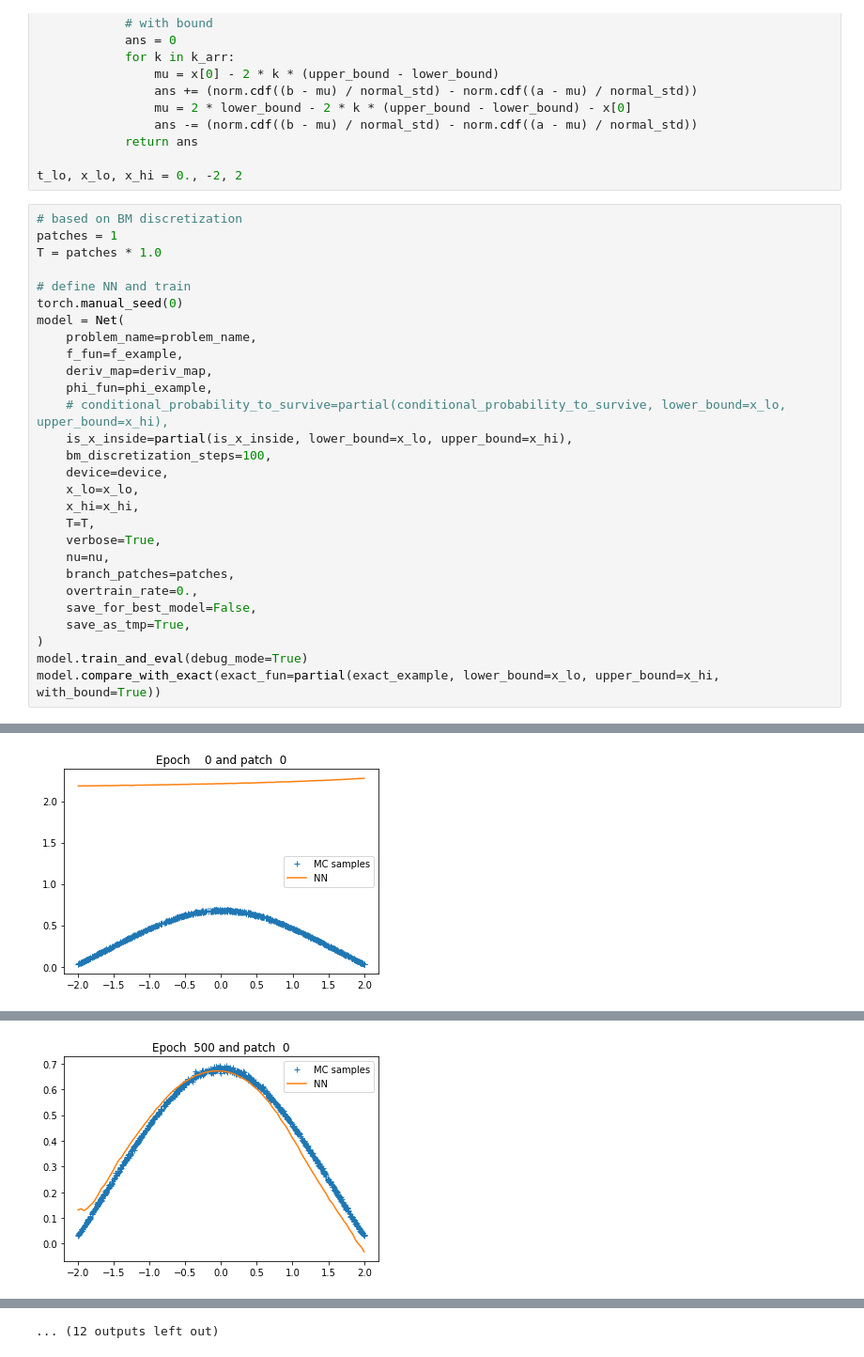
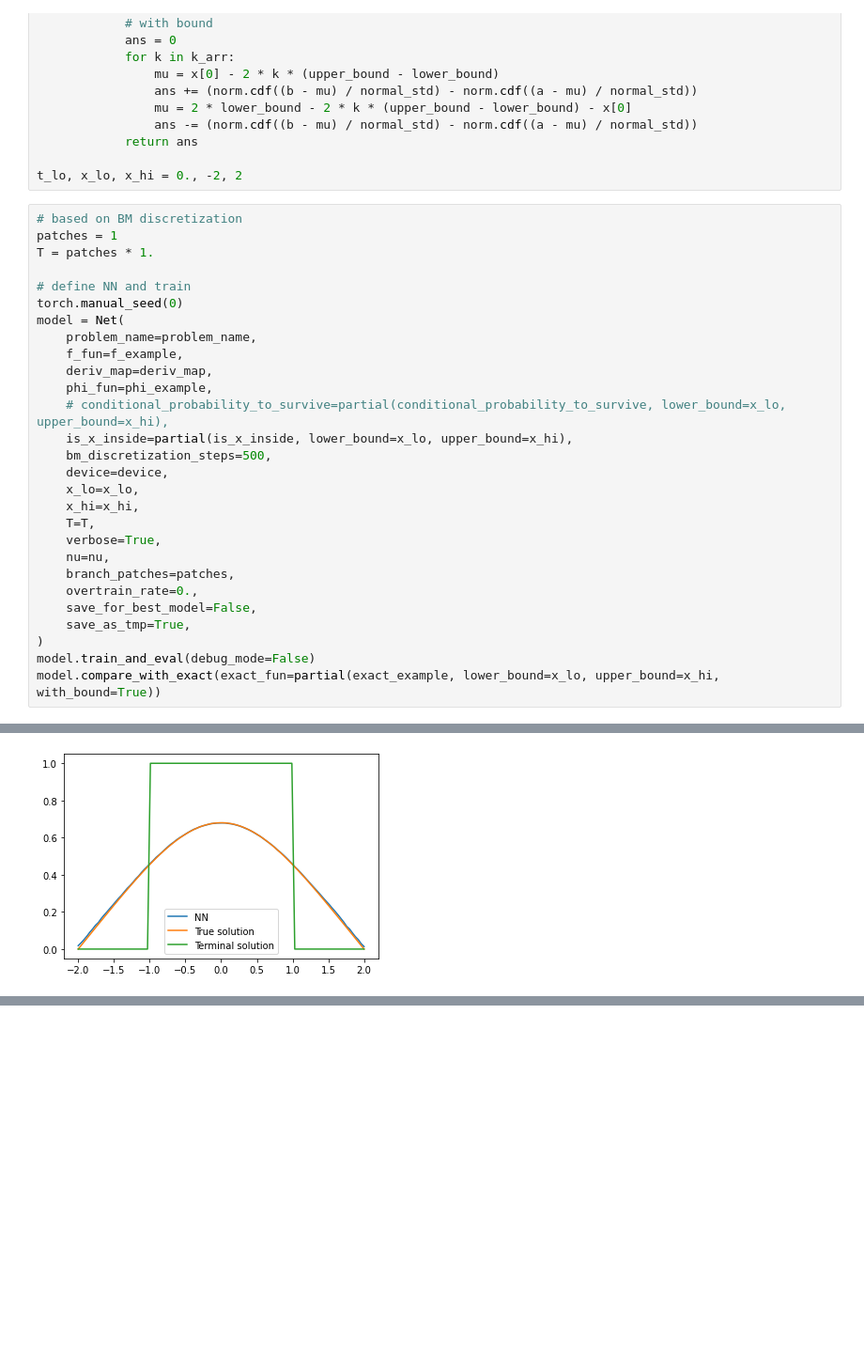
Before and after one commit to nguwijy/deep_branching_with_domain, a Jupyter notebook: notebooks/compare.ipynb, the cells around one changed output, grey strips where cells are left out. Shown at 94% size. Drawn from its saved outputs; the diff is of its cells as text; blank space fills up the shorter version.

```diff
--- a/notebooks/compare.ipynb
+++ b/notebooks/compare.ipynb
@@ -149,7 +149,7 @@ t_lo, x_lo, x_hi = 0., -2, 2
 # %%
 # based on BM discretization
 patches = 1
-T = patches * 1.0
+T = patches * 1.
 
 # define NN and train
 torch.manual_seed(0)
@@ -160,7 +160,7 @@ model = Net(
     phi_fun=phi_example,
     # conditional_probability_to_survive=partial(conditional_probability_to_survive, lower_bound=x_lo, upper_bound=x_hi),
     is_x_inside=partial(is_x_inside, lower_bound=x_lo, upper_bound=x_hi),
-    bm_discretization_steps=100,
+    bm_discretization_steps=500,
     device=device,
     x_lo=x_lo,
     x_hi=x_hi,
@@ -172,7 +172,7 @@ model = Net(
     save_for_best_model=False,
     save_as_tmp=True,
 )
-model.train_and_eval(debug_mode=True)
+model.train_and_eval(debug_mode=False)
 model.compare_with_exact(exact_fun=partial(exact_example, lower_bound=x_lo, upper_bound=x_hi, with_bound=True))
 # %% [output]
 Logs are saved in /home/nguwijy/repo/deep_branching_with_domain/logs/tmp
@@ -181 +192 @@ Patch  0: epoch    0 with loss 1.11E+01
-[figure, old version]
+[figure, new version]
@@ -183 +192,0 @@ Patch  0: epoch  500 with loss 2.03E-04
-[figure, removed]
@@ -192,4 +193,3 @@ Patch  0: epoch 2500 with loss 1.79E-05
-... (12 outputs left out)
 # %%
 # based on the formula by Borodin
 patches = 1
```
Also changed, not shown: parts of 2 cells of this notebook.
